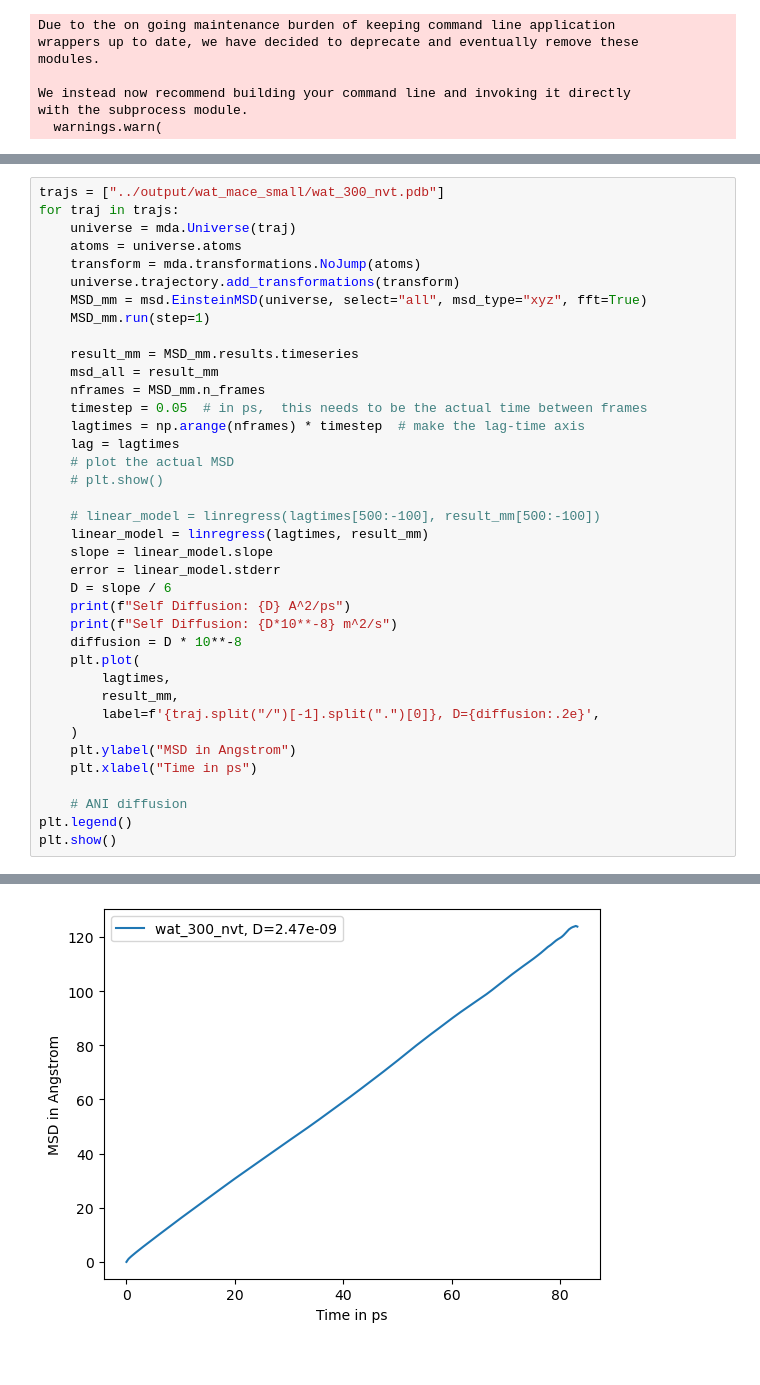
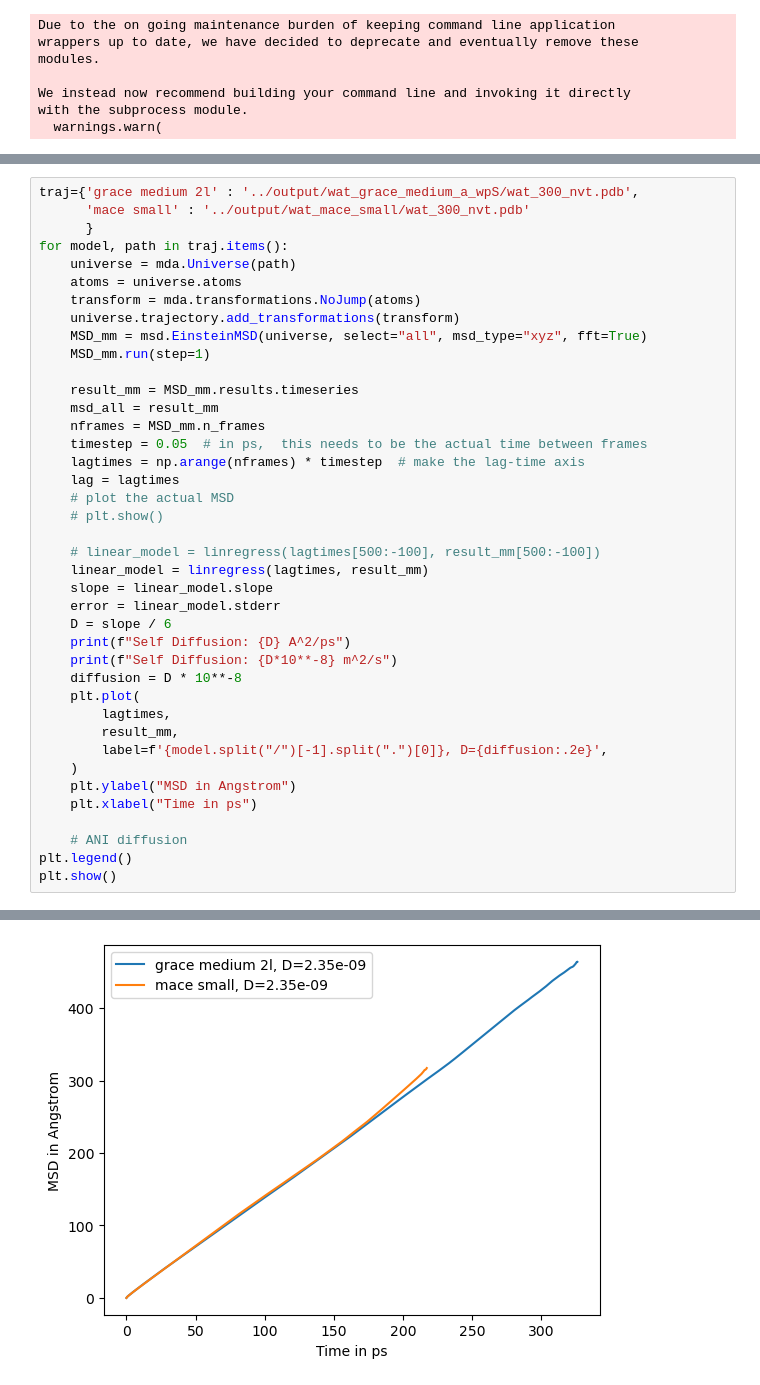
Before and after one commit to heid-lab/grace-off, a Jupyter notebook: analysis/diffusion.ipynb, the cells around one changed output, grey strips where cells are left out. Saved outputs shown, nothing was run; the diff lists cells and outputs as text.

Commit message:
updating diffusion notebook

```diff
--- a/analysis/diffusion.ipynb
+++ b/analysis/diffusion.ipynb
@@ -21,7 +23,9 @@ with the subprocess module.
 # %%
-trajs = ["../output/wat_mace_small/wat_300_nvt.pdb"]
-for traj in trajs:
-    universe = mda.Universe(traj)
+traj={'grace medium 2l' : '../output/wat_grace_medium_a_wpS/wat_300_nvt.pdb',
+      'mace small' : '../output/wat_mace_small/wat_300_nvt.pdb'
+      }
+for model, path in traj.items():
+    universe = mda.Universe(path)
     atoms = universe.atoms
     transform = mda.transformations.NoJump(atoms)
     universe.trajectory.add_transformations(transform)
@@ -48,7 +52,7 @@ for traj in trajs:
     plt.plot(
         lagtimes,
         result_mm,
-        label=f'{traj.split("/")[-1].split(".")[0]}, D={diffusion:.2e}',
+        label=f'{model.split("/")[-1].split(".")[0]}, D={diffusion:.2e}',
     )
     plt.ylabel("MSD in Angstrom")
     plt.xlabel("Time in ps")
@@ -62 +68 @@ Self Diffusion: 2.467037454976545e-09 m^2/s
-[figure, old version]
+[figure, new version]
```
Also changed, not shown: parts of 2 cells of this notebook.
